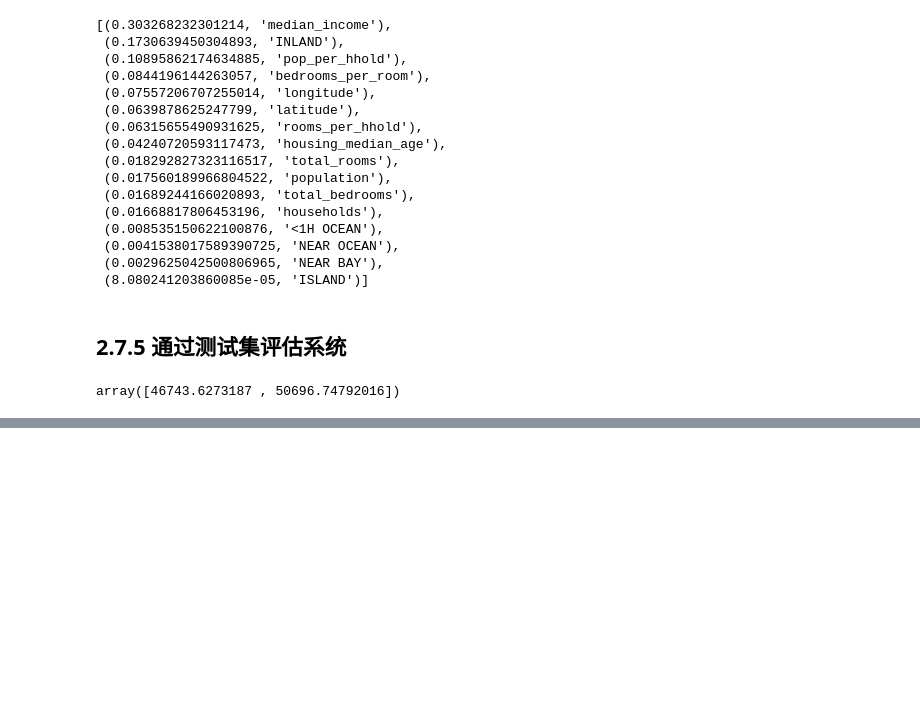
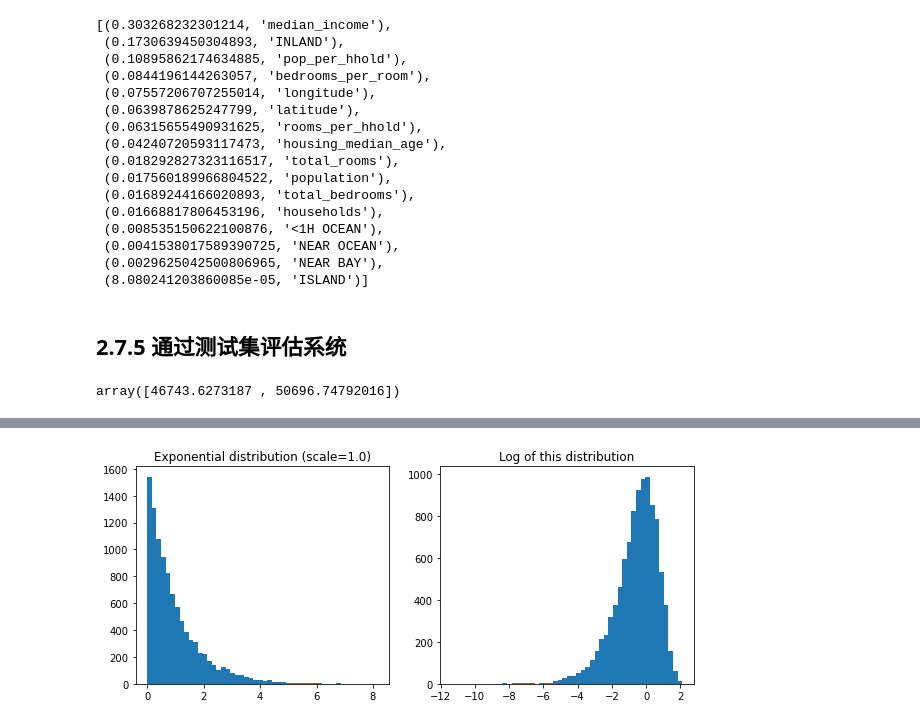
Before and after one commit to Vuean/Hands-On-ML, a Jupyter notebook: Chapter2/02_end_to_end_ML_Project.ipynb, the cells around one changed output, grey strips where cells are left out. Drawn from its saved outputs; the diff is of its cells as text; code cells hidden in the pictures; blank space fills up the shorter version.

```diff
--- a/Chapter2/02_end_to_end_ML_Project.ipynb
+++ b/Chapter2/02_end_to_end_ML_Project.ipynb
@@ -756,0 +939,13 @@ array([46743.6273187 , 50696.74792016])
+# %%
+expon_distrib = expon(scale=1.)
+samples = expon_distrib.rvs(10000, random_state=42)
+plt.figure(figsize=(10, 4))
+plt.subplot(121)
+plt.title("Exponential distribution (scale=1.0)")
+plt.hist(samples, bins=50)
+plt.subplot(122)
+plt.title("Log of this distribution")
+plt.hist(np.log(samples), bins=50)
+plt.show()
+# %% [output]
+[figure, added]
```
Also changed, not shown: parts of 55 cells of this notebook, 1 other file.
